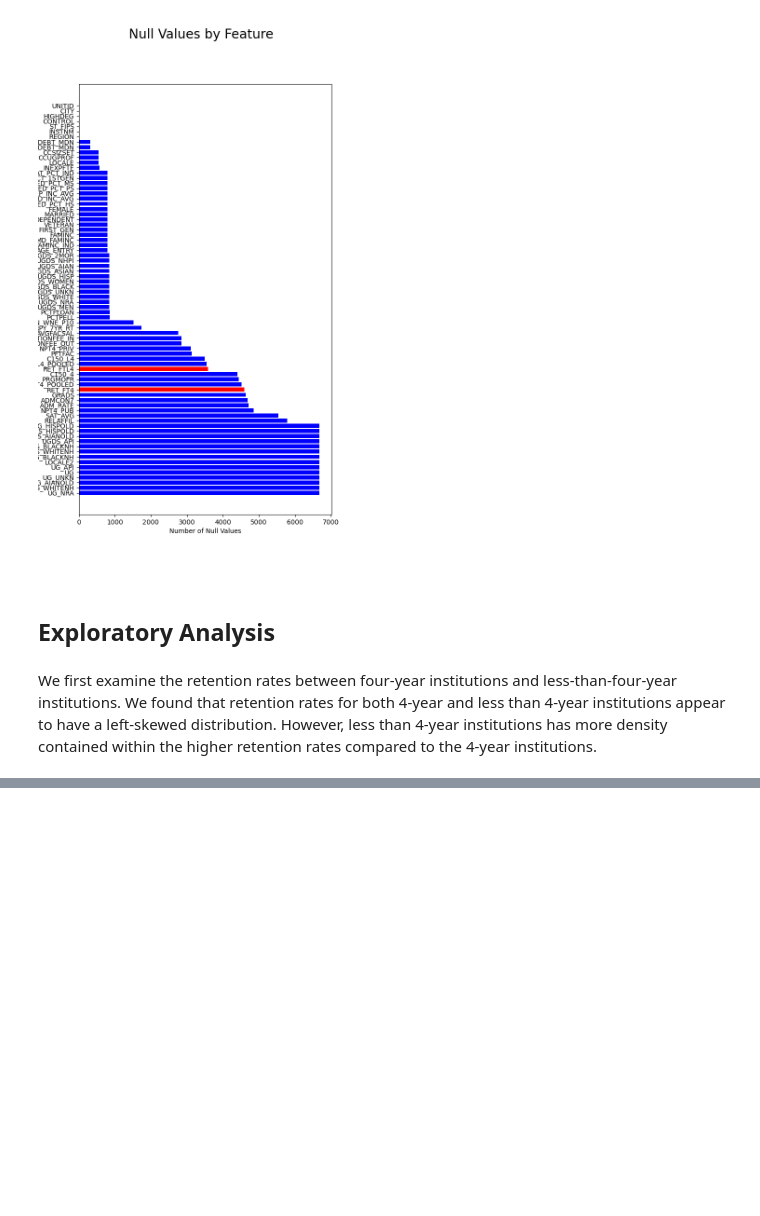
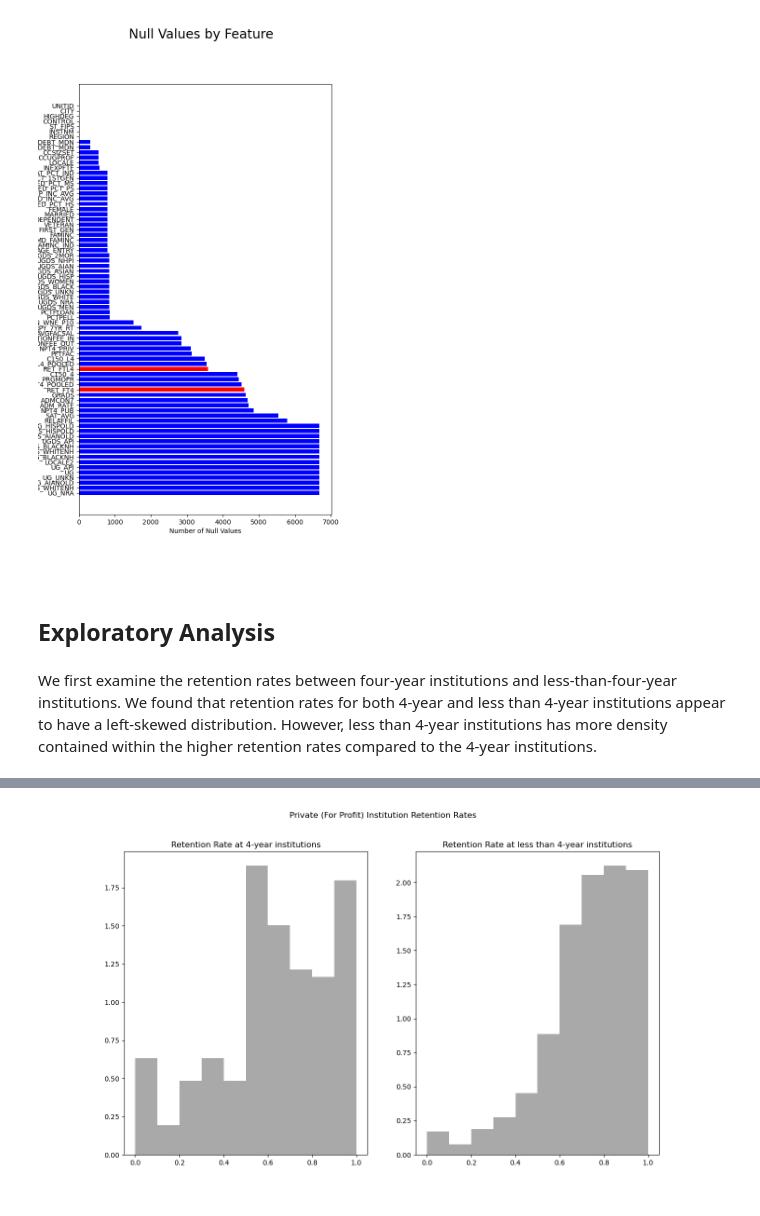
Before and after one commit to UCB-stat-159-s23/project-Group11, a Jupyter notebook: main.ipynb, the cells around one changed output, grey strips where cells are left out. Saved outputs shown, nothing was run; the diff lists cells and outputs as text; code cells hidden in the pictures; blank space fills up the shorter version.

```diff
--- a/main.ipynb
+++ b/main.ipynb
@@ -33,0 +56,4 @@ Image("figures/overall_retention_histogram.png")
+# %%
+Image('figures/retention_private_profit.png')
+# %% [output]
+[figure, added]
```
Also changed, not shown: parts of 18 cells of this notebook, 1 other file.
